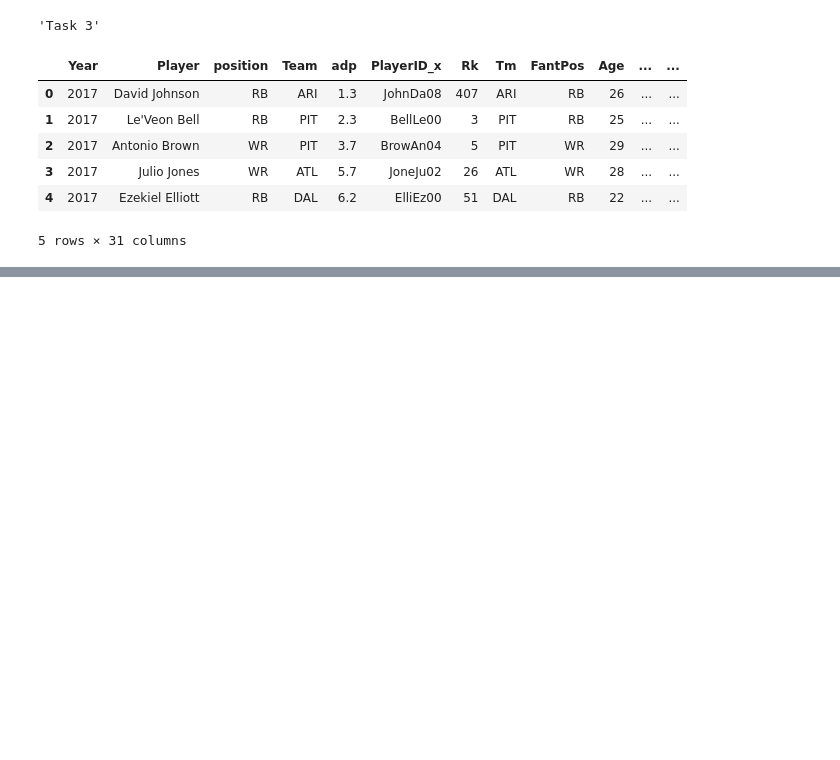
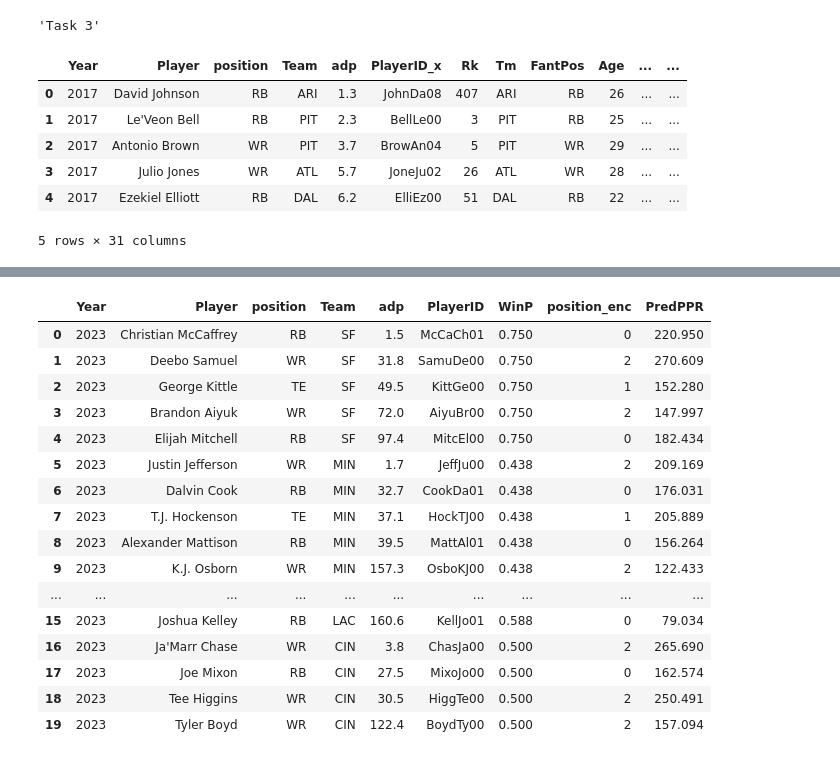
Before and after one commit to vineelbhatti/FantasyFootball, a Jupyter notebook: FantasyFootball.ipynb, the cells around one changed output, grey strips where cells are left out. Drawn from its saved outputs; the diff is of its cells as text; code cells hidden in the pictures; blank space fills up the shorter version.

```diff
--- a/FantasyFootball.ipynb
+++ b/FantasyFootball.ipynb
@@ -232,0 +273,6 @@ fig_3dQB.show()
+# %%
+data23 = full_df[full_df["Year"] == 2023]
+data23 = data23[data23["position"] != "QB"]
+data23.rename(columns={'team':'Team'}, inplace=True)
+data23 = pd.merge(data23, win, on = ["Team", "Year"])
+data23.head()
@@ -232,0 +286,6 @@ fig_3dQB.show()
+# %%
+data23['position_enc'] = enc.transform(data23['position'])
+data23.rename(columns={'name':'Player'}, inplace=True)
+test_data23 = data23[["position_enc", "adp", "WinP"]]
+
+test_data23.head()
@@ -232,0 +299,5 @@ fig_3dQB.show()
+# %%
+rf_pred = rf_model.predict(test_data23)
+# %%
+data23["PredPPR"] = rf_pred
+data23.head()
@@ -232,0 +311,20 @@ fig_3dQB.show()
+# %%
+data23.head(20)
+# %% [output]
+|  | Year | Player | position | Team | adp | PlayerID | WinP | position_enc | PredPPR |
+| 0 | 2023 | Christian McCaffrey | RB | SF | 1.5 | McCaCh01 | 0.750 | 0 | 220.950 |
+| 1 | 2023 | Deebo Samuel | WR | SF | 31.8 | SamuDe00 | 0.750 | 2 | 270.609 |
+| 2 | 2023 | George Kittle | TE | SF | 49.5 | KittGe00 | 0.750 | 1 | 152.280 |
+| 3 | 2023 | Brandon Aiyuk | WR | SF | 72.0 | AiyuBr00 | 0.750 | 2 | 147.997 |
+| 4 | 2023 | Elijah Mitchell | RB | SF | 97.4 | MitcEl00 | 0.750 | 0 | 182.434 |
+| 5 | 2023 | Justin Jefferson | WR | MIN | 1.7 | JeffJu00 | 0.438 | 2 | 209.169 |
+| 6 | 2023 | Dalvin Cook | RB | MIN | 32.7 | CookDa01 | 0.438 | 0 | 176.031 |
+| 7 | 2023 | T.J. Hockenson | TE | MIN | 37.1 | HockTJ00 | 0.438 | 1 | 205.889 |
+| 8 | 2023 | Alexander Mattison | RB | MIN | 39.5 | MattAl01 | 0.438 | 0 | 156.264 |
+| 9 | 2023 | K.J. Osborn | WR | MIN | 157.3 | OsboKJ00 | 0.438 | 2 | 122.433 |
+| ... | ... | ... | ... | ... | ... | ... | ... | ... | ... |
+| 15 | 2023 | Joshua Kelley | RB | LAC | 160.6 | KellJo01 | 0.588 | 0 | 79.034 |
+| 16 | 2023 | Ja'Marr Chase | WR | CIN | 3.8 | ChasJa00 | 0.500 | 2 | 265.690 |
+| 17 | 2023 | Joe Mixon | RB | CIN | 27.5 | MixoJo00 | 0.500 | 0 | 162.574 |
+| 18 | 2023 | Tee Higgins | WR | CIN | 30.5 | HiggTe00 | 0.500 | 2 | 250.491 |
+| 19 | 2023 | Tyler Boyd | WR | CIN | 122.4 | BoydTy00 | 0.500 | 2 | 157.094 |
```
Also changed, not shown: parts of 24 cells of this notebook.
